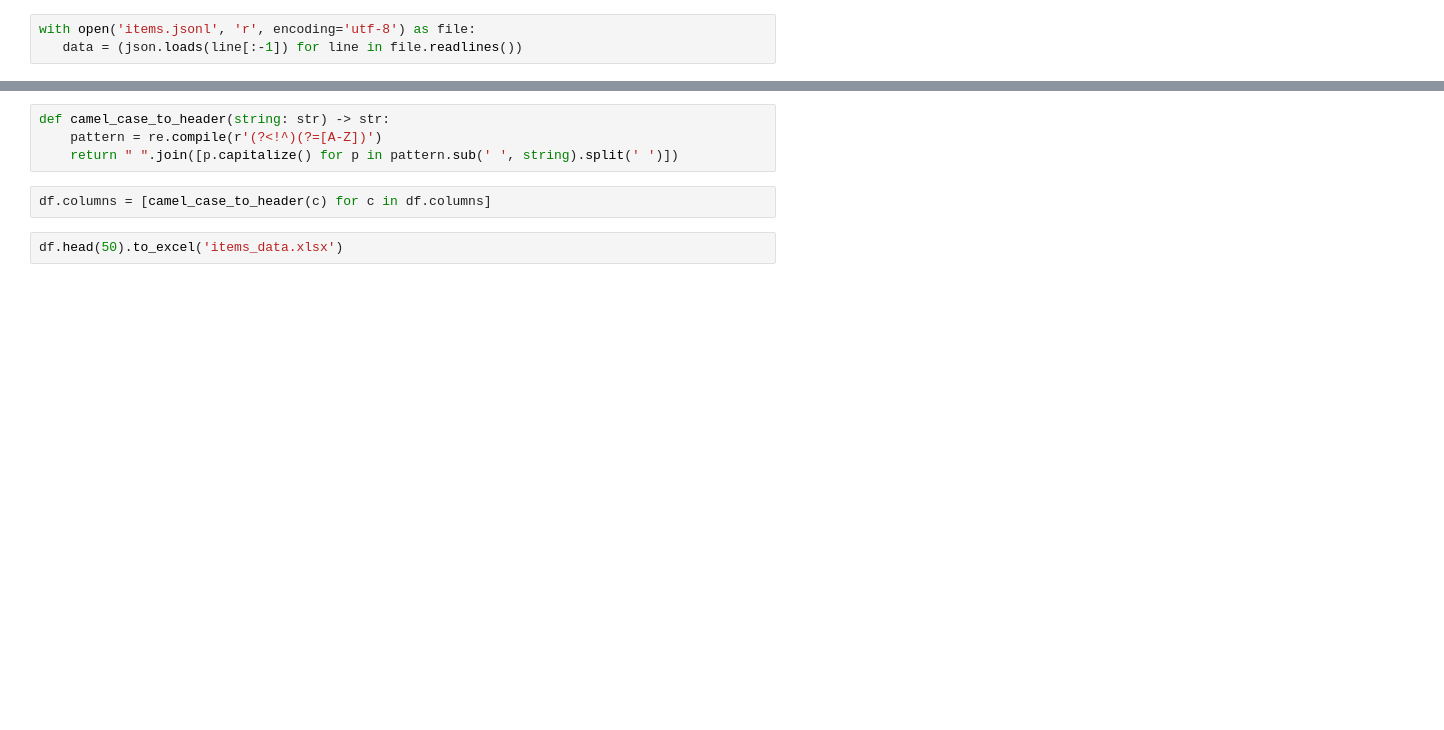
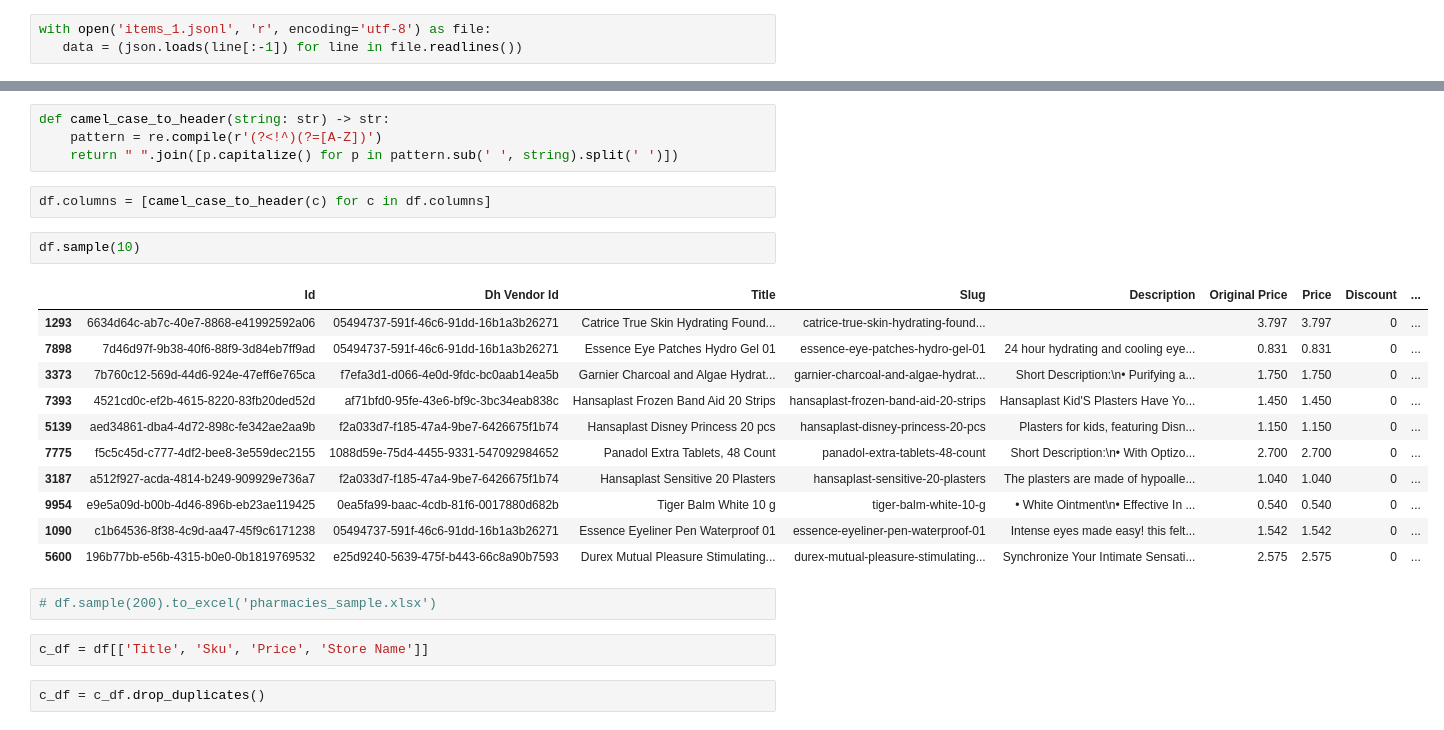
Before and after one commit to aaltatan/talabat-oman-scraper, a Jupyter notebook: data/items.ipynb, the cells around one changed output, grey strips where cells are left out. Cells and saved outputs as stored; diff of their text form; blank space fills up the shorter version.

```diff
--- a/data/items.ipynb
+++ b/data/items.ipynb
@@ -3,7 +3,7 @@ import pandas as pd
 import json
 import re
 # %%
-with open('items.jsonl', 'r', encoding='utf-8') as file:
+with open('items_1.jsonl', 'r', encoding='utf-8') as file:
    data = (json.loads(line[:-1]) for line in file.readlines())
 # %%
 df = pd.json_normalize(data, sep=' ')
@@ -33,5 +63,23 @@ def camel_case_to_header(string: str) -> str:
     return " ".join([p.capitalize() for p in pattern.sub(' ', string).split(' ')])
 # %%
 df.columns = [camel_case_to_header(c) for c in df.columns]
-# %%
-df.head(50).to_excel('items_data.xlsx')
+# %%
+df.sample(10)
+# %% [output]
+|  | Id | Dh Vendor Id | Title | Slug | Description | Original Price | Price | Discount | ... |
+| 1293 | 6634d64c-ab7c-40e7-8868-e41992592a06 | 05494737-591f-46c6-91dd-16b1a3b26271 | Catrice True Skin Hydrating Found... | catrice-true-skin-hydrating-found... |  | 3.797 | 3.797 | 0 | ... |
+| 7898 | 7d46d97f-9b38-40f6-88f9-3d84eb7ff9ad | 05494737-591f-46c6-91dd-16b1a3b26271 | Essence Eye Patches Hydro Gel 01 | essence-eye-patches-hydro-gel-01 | 24 hour hydrating and cooling eye... | 0.831 | 0.831 | 0 | ... |
+| 3373 | 7b760c12-569d-44d6-924e-47eff6e765ca | f7efa3d1-d066-4e0d-9fdc-bc0aab14ea5b | Garnier Charcoal and Algae Hydrat... | garnier-charcoal-and-algae-hydrat... | Short Description:\n• Purifying a... | 1.750 | 1.750 | 0 | ... |
+| 7393 | 4521cd0c-ef2b-4615-8220-83fb20ded52d | af71bfd0-95fe-43e6-bf9c-3bc34eab838c | Hansaplast Frozen Band Aid 20 Strips | hansaplast-frozen-band-aid-20-strips | Hansaplast Kid'S Plasters Have Yo... | 1.450 | 1.450 | 0 | ... |
+| 5139 | aed34861-dba4-4d72-898c-fe342ae2aa9b | f2a033d7-f185-47a4-9be7-6426675f1b74 | Hansaplast Disney Princess 20 pcs | hansaplast-disney-princess-20-pcs | Plasters for kids, featuring Disn... | 1.150 | 1.150 | 0 | ... |
+| 7775 | f5c5c45d-c777-4df2-bee8-3e559dec2155 | 1088d59e-75d4-4455-9331-547092984652 | Panadol Extra Tablets, 48 Count | panadol-extra-tablets-48-count | Short Description:\n• With Optizo... | 2.700 | 2.700 | 0 | ... |
+| 3187 | a512f927-acda-4814-b249-909929e736a7 | f2a033d7-f185-47a4-9be7-6426675f1b74 | Hansaplast Sensitive 20 Plasters | hansaplast-sensitive-20-plasters | The plasters are made of hypoalle... | 1.040 | 1.040 | 0 | ... |
+| 9954 | e9e5a09d-b00b-4d46-896b-eb23ae119425 | 0ea5fa99-baac-4cdb-81f6-0017880d682b | Tiger Balm White 10 g | tiger-balm-white-10-g | • White Ointment\n• Effective In ... | 0.540 | 0.540 | 0 | ... |
+| 1090 | c1b64536-8f38-4c9d-aa47-45f9c6171238 | 05494737-591f-46c6-91dd-16b1a3b26271 | Essence Eyeliner Pen Waterproof 01 | essence-eyeliner-pen-waterproof-01 | Intense eyes made easy! this felt... | 1.542 | 1.542 | 0 | ... |
+| 5600 | 196b77bb-e56b-4315-b0e0-0b1819769532 | e25d9240-5639-475f-b443-66c8a90b7593 | Durex Mutual Pleasure Stimulating... | durex-mutual-pleasure-stimulating... | Synchronize Your Intimate Sensati... | 2.575 | 2.575 | 0 | ... |
+# %%
+# df.sample(200).to_excel('pharmacies_sample.xlsx')
+# %%
+c_df = df[['Title', 'Sku', 'Price', 'Store Name']]
+# %%
+c_df = c_df.drop_duplicates()
```
Also changed, not shown: parts of 9 cells of this notebook, 3 other files.
